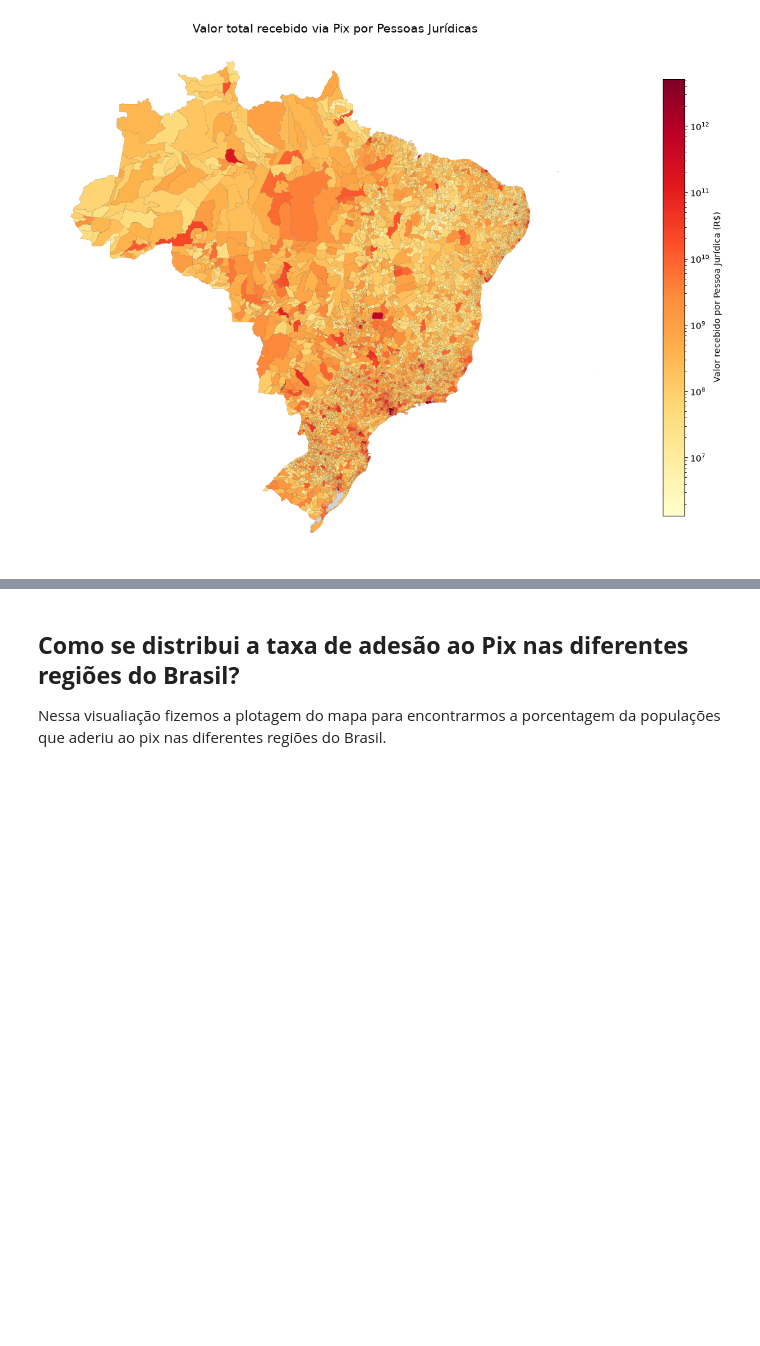
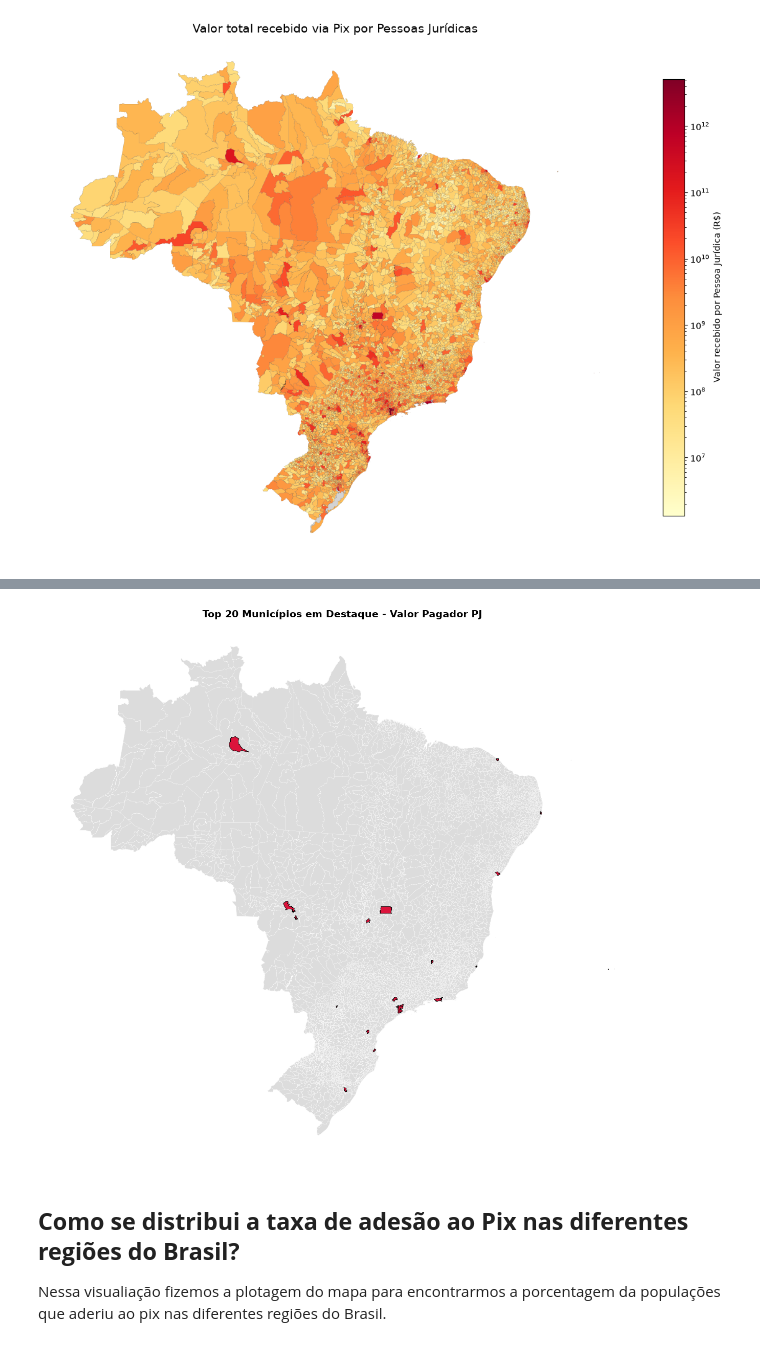
Before and after one commit to renatojo/AEDV-analise-visualizacao-pix, a Jupyter notebook: Trabalho.ipynb, the cells around one changed output, grey strips where cells are left out. Saved outputs shown, nothing was run; the diff lists cells and outputs as text; code cells hidden in the pictures; blank space fills up the shorter version.

```diff
--- a/Trabalho.ipynb
+++ b/Trabalho.ipynb
@@ -168,3 +166,41 @@ plt.show()
+# %%
+
+maiores_20 = maiores.head(20).copy()
+maiores_20["Municipio_Ibge"] = (
+    maiores_20["Municipio_Ibge"].fillna(0).astype(int).astype(str)
+)
+
+maiores_dados = maiores_20.drop(columns=["geometry"], errors="ignore")
+
+
+mapa["CD_MUN"] = mapa["CD_MUN"].astype(str)
+mapa_maiores = mapa.merge(
+    maiores_dados, left_on="CD_MUN", right_on="Municipio_Ibge", how="inner"
+)
+
+
+fig, ax = plt.subplots(figsize=(12, 12))
+
+# Camada 1: Todos os municípios do Brasil em cinza (fundo)
+mapa.plot(ax=ax, color="gainsboro", edgecolor="white", linewidth=0.2)
+
+
+mapa_maiores.plot(
+    ax=ax, color="crimson", edgecolor="black", linewidth=0.5  # Cor única
+)
+
+# Ajustes visuais
+ax.set_title(
+    "Top 20 Municípios em Destaque - Valor Pagador PJ",
+    fontsize=14,
+    fontweight="bold",
+)
+ax.set_axis_off()
+
+plt.tight_layout()
+plt.show()
+# %% [output]
+[figure, added]
 # %% [markdown]
 ## **Como se distribui a taxa de adesão ao Pix nas diferentes regiões do Brasil?**
 Nessa visualiação fizemos a plotagem do mapa para encontrarmos a porcentagem da populações que aderiu ao pix nas diferentes regiões do Brasil.
```
Also changed, not shown: parts of 9 cells of this notebook.
